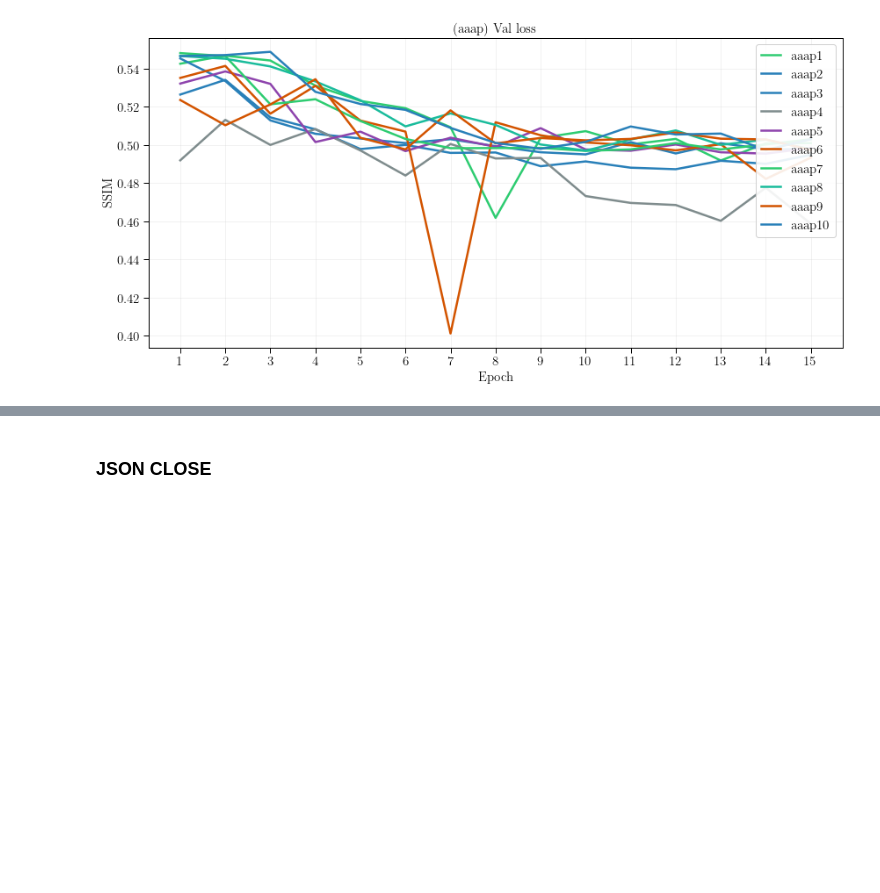
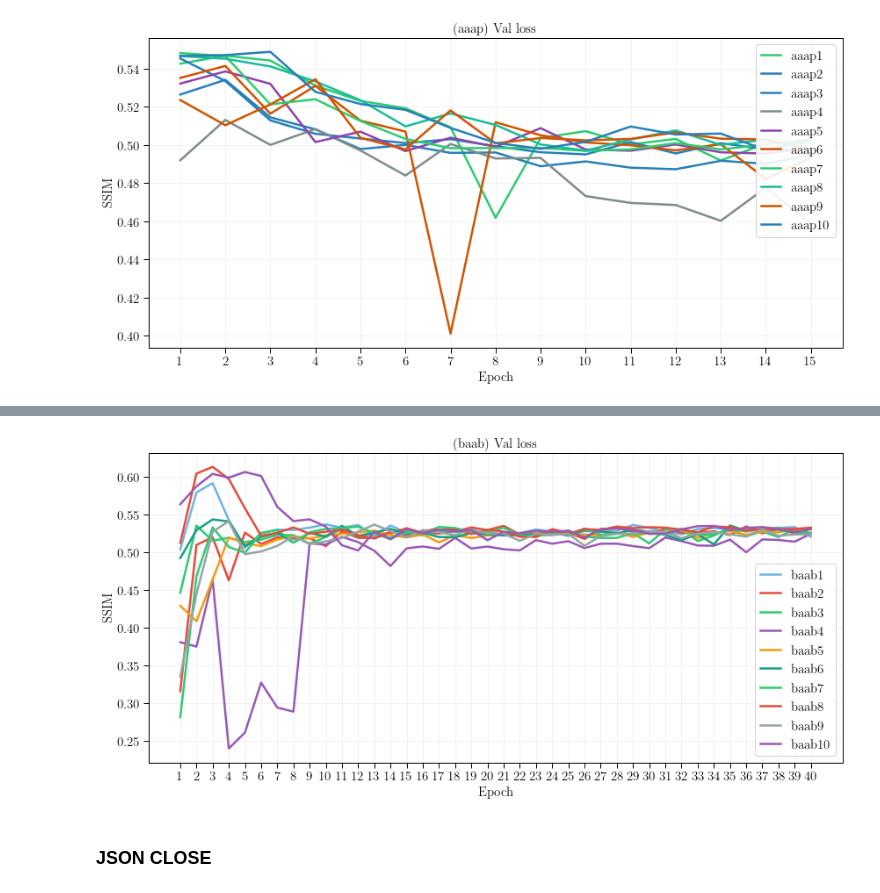
Before and after one commit to francomozo/deepCloud-latex-plots, a Jupyter notebook: gan_plots_for_doc_FINAL.ipynb, the cells around one changed output, grey strips where cells are left out. Drawn from its saved outputs; the diff is of its cells as text; code cells hidden in the pictures; blank space fills up the shorter version.

```diff
--- a/gan_plots_for_doc_FINAL.ipynb
+++ b/gan_plots_for_doc_FINAL.ipynb
@@ -606,3 +667,71 @@ plt.show()
+# %%
+outputs = json.load(open('outputs/baab.json'))
+
+# SSIM for every model
+
+show_legend = True
+colors = [Colors.random_color() for _ in range(10)]
+
+# Enable latex text edit
+plt.rc('text', usetex=True)
+plt.rc('font', family='serif')
+
+# Plot
+fig = plt.figure()
+fig.set_size_inches(12, 6)
+ax = fig.add_subplot(1, 1, 1)
+
+# Labels and Title
+ax.set_title(r'(baab) Val loss ', fontsize=fontSize)
+ax.set_xlabel(r'Epoch', fontsize=fontSize)
+ax.set_ylabel(r'SSIM', fontsize=fontSize)
+
+
+# Tick size
+ax.xaxis.set_tick_params(labelsize=fontSize)
+ax.yaxis.set_tick_params(labelsize=fontSize)
+ax.grid(alpha=.2)
+
+# Thicknes and axis colors
+for axis in ['top','bottom','left','right']:
+    ax.spines[axis].set_linewidth(1.0)
+ax.tick_params(direction='out', length=6, width=1, colors='k')
+
+# Plotting
+x = range(1, 41)
+max_val = 0
+exp = None
+ep = None
+i = 0
+for exp in outputs.keys():
+    ssim_loss = []
+    for epoch in outputs[exp].keys():
+        ssim_loss.append(outputs[exp][epoch]['val_loss'])
+        if outputs[exp][epoch]['val_loss'] > max_val:
+            max_val = outputs[exp][epoch]['val_loss']
+            expp = exp
+            ep = epoch
+    ax.plot(x, ssim_loss, color=colors[i],
+            label=exp, linewidth=2.5)
+    i += 1
+
+plt.xticks(x)
+
+# Text over plots
+if show_legend:
+    ax.legend(shadow=False, loc=0, handlelength=1.5,
+            fontsize=fontSize, framealpha=0.9)
+
+# Save figure as PDF
+save_fig = True
+if save_fig:
+    fig.tight_layout()
+    fig.savefig('./figures/documentation/gan_baab_ssim_val_loss_for_10models_40epochs.pdf')
+
+plt.tight_layout()
+plt.show()
+# %% [output]
+[figure, added]
 # %% [markdown]
 ### JSON CLOSE
 # %%
```
Also changed, not shown: parts of 3 cells of this notebook, 5 other files.
